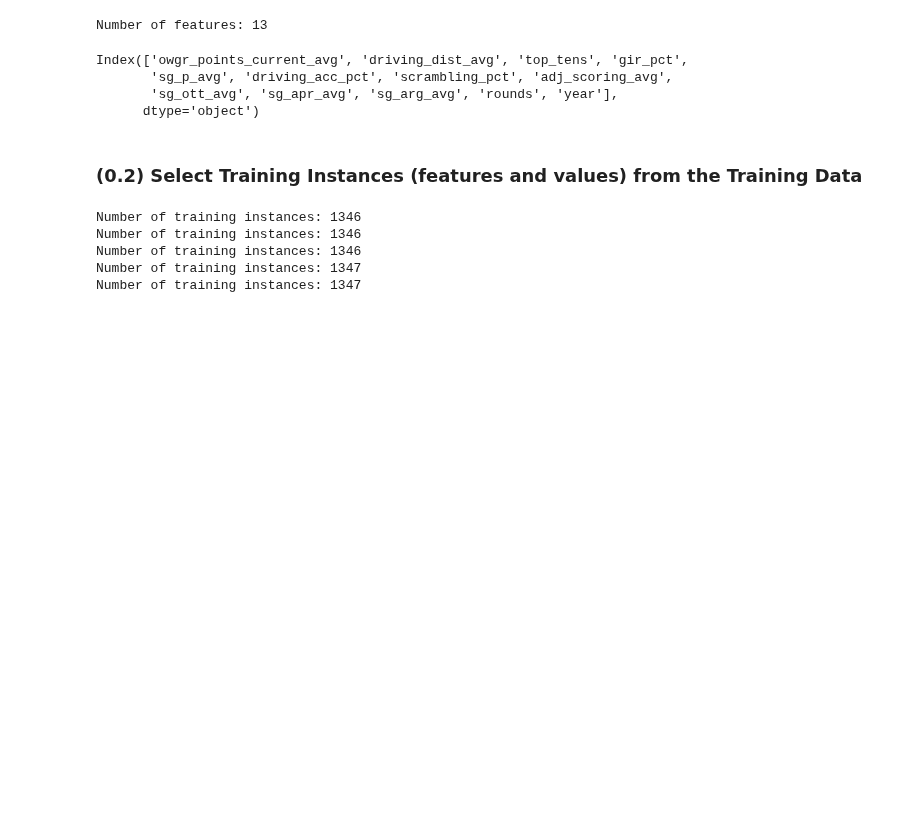
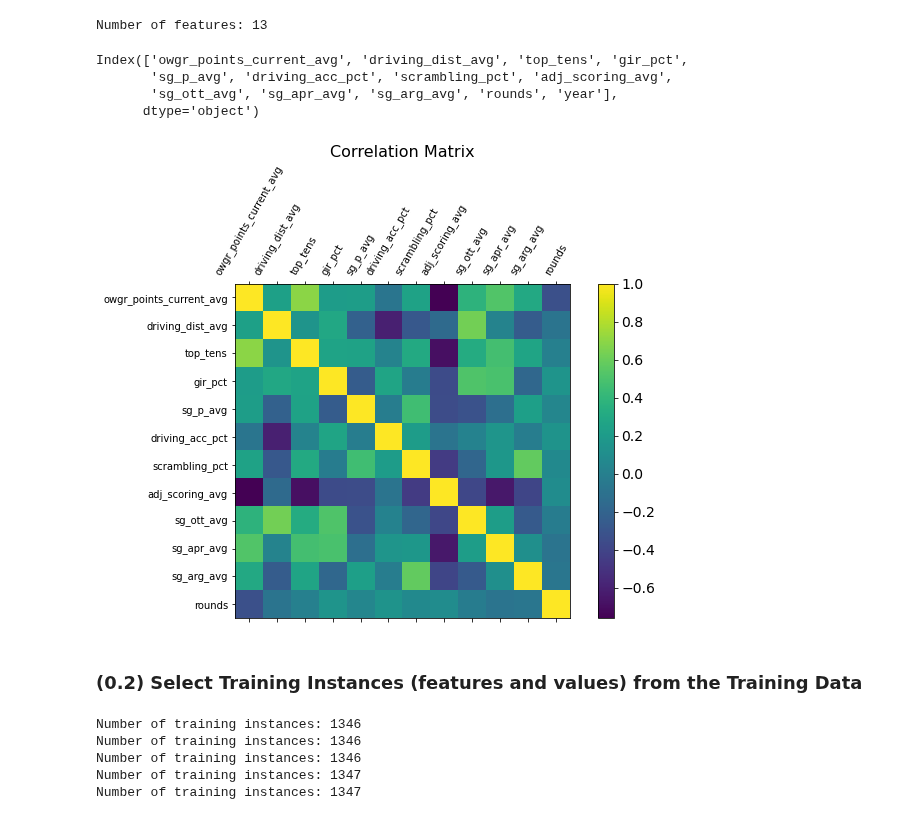
Before and after one commit to gjakubik/golfPredictor, a Jupyter notebook: model/golf_predictor_v1.ipynb, the cells around one changed output. Drawn from its saved outputs; the diff is of its cells as text; code cells hidden in the pictures; blank space fills up the shorter version.

Commit message:
feature correlation and importance

```diff
--- a/model/golf_predictor_v1.ipynb
+++ b/model/golf_predictor_v1.ipynb
@@ -62,7 +62,7 @@ for k in kf.split(dfConv):
     trainSets.append(dfConv.iloc[k[0]])
     testSets.append(dfConv.iloc[k[1]])
 # %%
-featureNames = dfConv.columns[2:-1] # Skip ID, name, year, rounds, and rank as label
+featureNames = dfConv.columns[2:-2] # Skip ID, name, year, and rank as label
 nFeatures = featureNames.shape[0]
 print("Number of features:", nFeatures)
 featureNames
@@ -72,6 +72,23 @@ Index(['owgr_points_current_avg', 'driving_dist_avg', 'top_tens', 'gir_pct',
        'sg_p_avg', 'driving_acc_pct', 'scrambling_pct', 'adj_scoring_avg',
        'sg_ott_avg', 'sg_apr_avg', 'sg_arg_avg', 'rounds', 'year'],
       dtype='object')
+# %%
+# feature correlation
+import matplotlib.pyplot as plt
+
+df = dfConv[featureNames]
+
+f = plt.figure(figsize=(10, 6))
+plt.matshow(df.corr(), fignum=f.number)
+plt.xticks(range(df.select_dtypes(['number']).shape[1]), df.select_dtypes(['number']).columns, fontsize=10, rotation=60)
+plt.yticks(range(df.select_dtypes(['number']).shape[1]), df.select_dtypes(['number']).columns, fontsize=10)
+cb = plt.colorbar()
+cb.ax.tick_params(labelsize=14)
+plt.title('Correlation Matrix', fontsize=16);
+
+plt.show()
+# %% [output]
+[figure, added]
 # %% [markdown]
 ### (0.2) Select Training Instances (features and values) from the Training Data
 # %%
```
Also changed, not shown: parts of 3 cells of this notebook.
